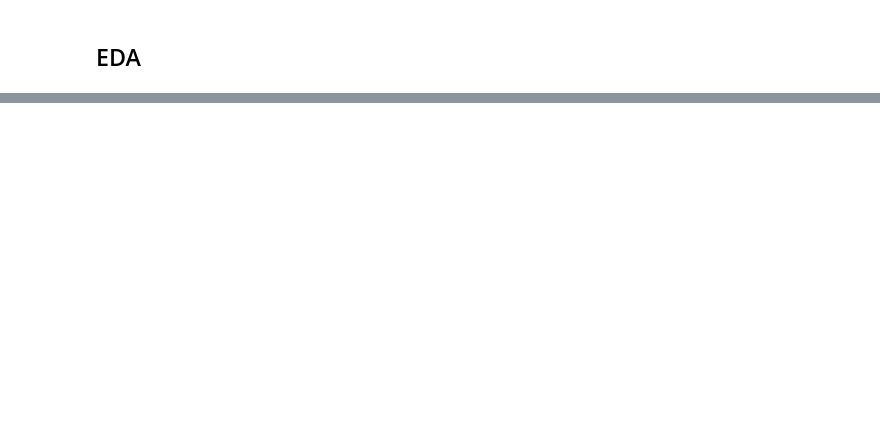
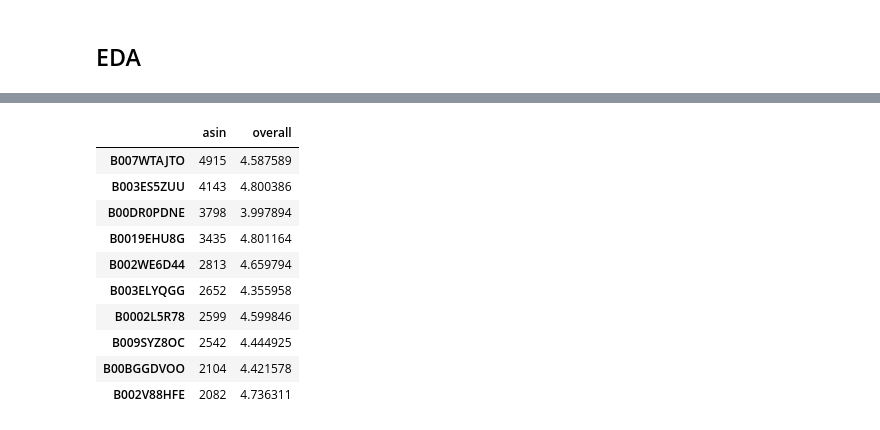
Before and after one commit to Z-Palamara/Capstone_2, a Jupyter notebook: Capstone 2 - Amazon Product Reviews.ipynb, the cells around one changed output, grey strips where cells are left out. Drawn from its saved outputs; the diff is of its cells as text; code cells hidden in the pictures; blank space fills up the shorter version.

```diff
--- a/Capstone 2 - Amazon Product Reviews.ipynb
+++ b/Capstone 2 - Amazon Product Reviews.ipynb
@@ -257,0 +248,22 @@ array([5.])
+# %%
+# Selecting top 10 products by review volume
+top10_rating = df[df['asin'].isin(df.asin.value_counts().nlargest(10).index.to_list())]
+top10_rating = pd.DataFrame(top10_rating.groupby('asin')['overall'].mean())
+# Review volume of top 10 products
+top10_vol =pd.DataFrame(df['asin'].value_counts()).sort_values(by='asin',ascending=False).iloc[:10]
+# %%
+# Looking at top 10 products by volume and their repsective star ratings
+top10 = top10_vol.join(top10_rating)
+top10
+# %% [output]
+|  | asin | overall |
+| B007WTAJTO | 4915 | 4.587589 |
+| B003ES5ZUU | 4143 | 4.800386 |
+| B00DR0PDNE | 3798 | 3.997894 |
+| B0019EHU8G | 3435 | 4.801164 |
+| B002WE6D44 | 2813 | 4.659794 |
+| B003ELYQGG | 2652 | 4.355958 |
+| B0002L5R78 | 2599 | 4.599846 |
+| B009SYZ8OC | 2542 | 4.444925 |
+| B00BGGDVOO | 2104 | 4.421578 |
+| B002V88HFE | 2082 | 4.736311 |
```
Also changed, not shown: parts of 80 cells of this notebook.
